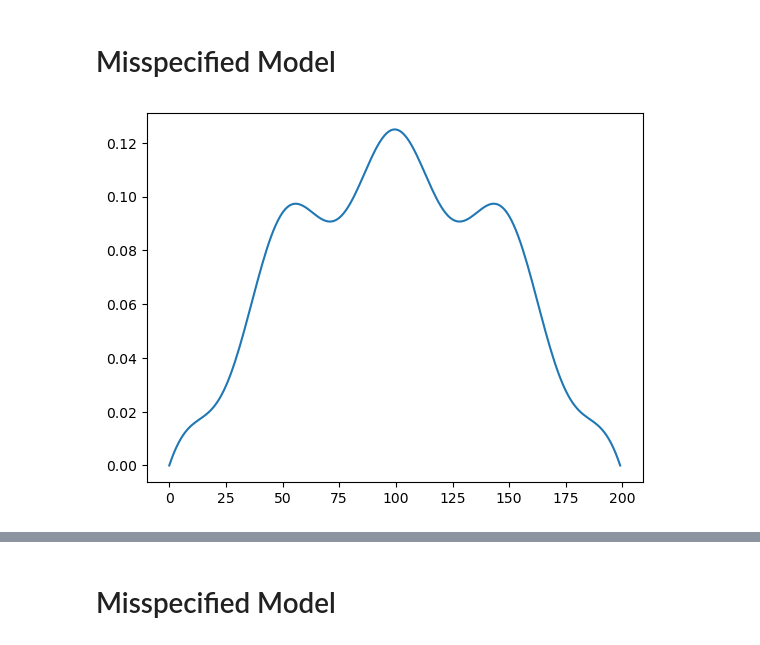
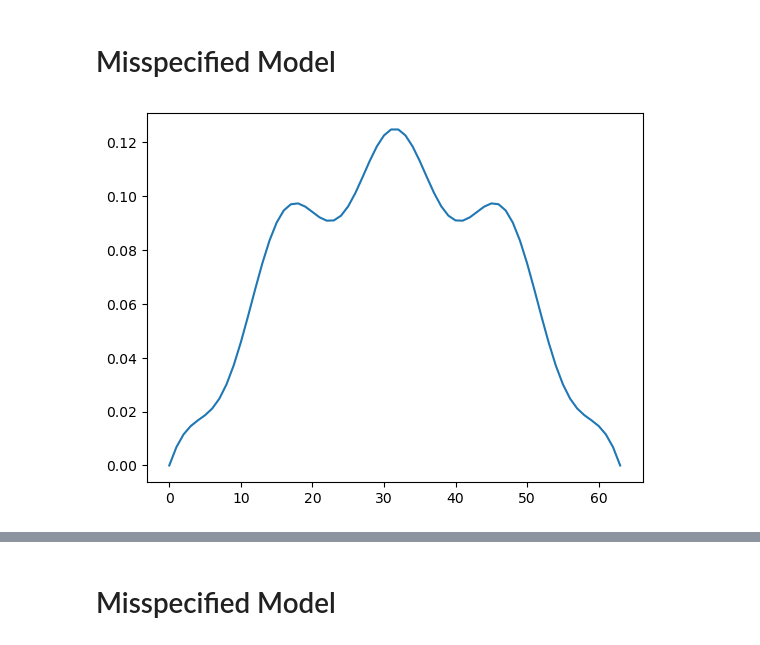
Before and after one commit to danielgerardclaassen/statfem-mcmc, a Jupyter notebook: staticpoisson.ipynb, the cells around one changed output, grey strips where cells are left out. Drawn from its saved outputs; the diff is of its cells as text; code cells hidden in the pictures.

```diff
--- a/staticpoisson.ipynb
+++ b/staticpoisson.ipynb
@@ -37,24 +18,0 @@ boundary_indices = np.where(boundary_condition)[0]
-# %%
-true_alpha = 1.
-true_beta = 1.
-
-@fem.LinearForm
-def RHS(v,w):
-    x = w.x
-    f = true_beta
-    return f*v
-
-@fem.BilinearForm
-def LHS(u,v,w):
-    x = w.x
-    return true_alpha*dot(grad(u),grad(v))
-
-A_mat = LHS.assemble(basis)
-A_mat[boundary_indices,:] = 0.
-A_mat[boundary_indices, boundary_indices] = 1.
-L_vec = RHS.assemble(basis)
-L_vec[boundary_indices] = 0.
-
-true_u_solution = scisparse.linalg.spsolve(A_mat, L_vec)
-plt.plot(true_u_solution)
-plt.show()
@@ -283,7 +19,7 @@ plot_solution(estimated_mu_u, estimated_cov, estimated_sigma_n)
 # %% [markdown]
 # Misspecified Model
 # %%
-number_of_x_axial_cells = 200
+number_of_x_axial_cells = 64
 
 x_axis_left_boundary = 0.
 x_axis_right_boundary = 1.
@@ -294,35 +30,35 @@ mesh = fem.MeshLine(x_s)
 element = fem.ElementLineP1()
 basis = fem.Basis(mesh, element)
 
-coordinates = mesh.p.T
-n_x = len(coordinates)
+true_coordinates = mesh.p.T
+n_x = len(true_coordinates)
 boundary_condition = (
-    (coordinates == x_axis_left_boundary) | (coordinates == x_axis_right_boundary)
+    (true_coordinates == x_axis_left_boundary) | (true_coordinates == x_axis_right_boundary)
 )
 boundary_indices = np.where(boundary_condition)[0]
 # %%
 true_alpha = 1.
 true_beta = 1.
 
 @fem.LinearForm
 def RHS(v,w):
     x = w.x
     f =  8 * np.cos(np.pi*8*x[0]) + true_beta
     return f*v
 
 @fem.BilinearForm
 def LHS(u,v,w):
     x = w.x
     return true_alpha*dot(grad(u),grad(v))
 
 A_mat = LHS.assemble(basis)
 A_mat[boundary_indices,:] = 0.
 A_mat[boundary_indices, boundary_indices] = 1.
 L_vec = RHS.assemble(basis)
 L_vec[boundary_indices] = 0.
 
-true_u_solution = scisparse.linalg.spsolve(A_mat, L_vec)
+true_u_solution = scsparse.linalg.spsolve(A_mat, L_vec)
 plt.plot(true_u_solution)
 plt.show()
 # %% [output]
-[figure, old version]
+[figure, new version]
```
Also changed, not shown: parts of 24 cells of this notebook, 5 other files.
